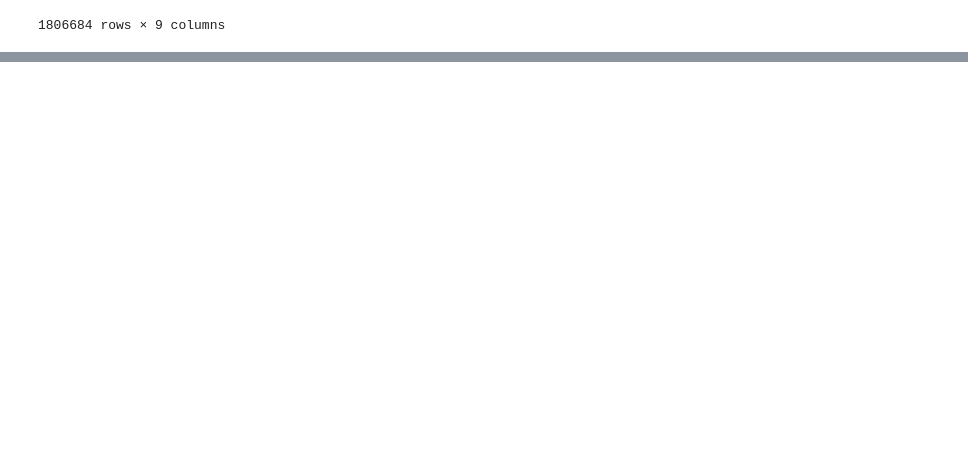
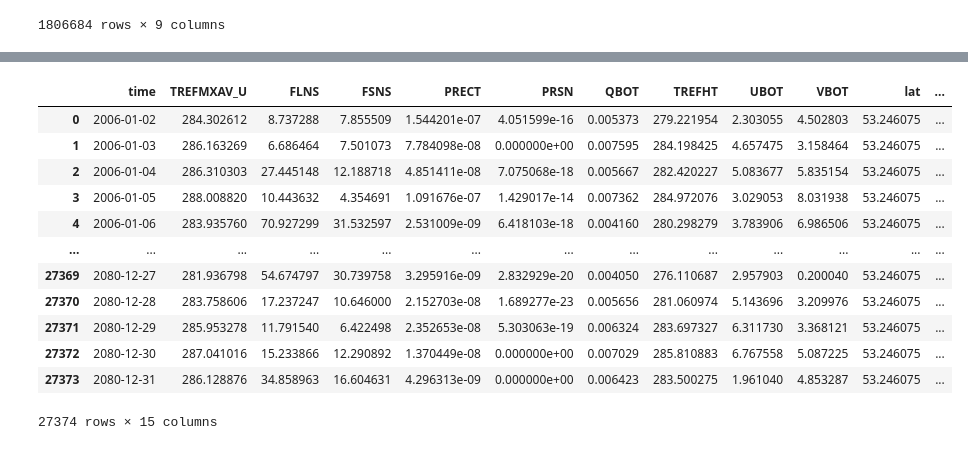
Before and after one commit to Chloe-CC276/EART60702_project2_group3, a Jupyter notebook: open_data.ipynb, the cells around one changed output, grey strips where cells are left out. Cells and saved outputs as stored; diff of their text form; code cells hidden in the pictures; blank space fills up the shorter version.

```diff
--- a/open_data.ipynb
+++ b/open_data.ipynb
@@ -47,0 +76,33 @@ ds_004.to_dataframe()
+# %%
+# read 005
+ds_005=xr.open_dataset("D:/Man/Earth and Environment/project2/005_2006_2080_352_360.nc")
+
+ds_005_man=ds_005.sel(lat=man_lat,lon=man_lon,method='nearest')
+
+if hasattr(ds_005_man.indexes['time'], 'to_datetimeindex'):
+    datetime_index=ds_005_man.indexes['time'].to_datetimeindex()
+    ds_005_man['time']=datetime_index
+
+man_005=ds_005_man.to_dataframe().reset_index()
+
+man_005['year']=man_005['time'].dt.year
+man_005['month']=man_005['time'].dt.month
+man_005['day']=man_005['time'].dt.day_of_year
+
+man_005.to_csv("D:/Man/Earth and Environment/project2/005_manchester.csv",index=False)
+
+man_005
+# %% [output]
+|  | time | TREFMXAV_U | FLNS | FSNS | PRECT | PRSN | QBOT | TREFHT | UBOT | VBOT | lat | ... |
+| 0 | 2006-01-02 | 284.302612 | 8.737288 | 7.855509 | 1.544201e-07 | 4.051599e-16 | 0.005373 | 279.221954 | 2.303055 | 4.502803 | 53.246075 | ... |
+| 1 | 2006-01-03 | 286.163269 | 6.686464 | 7.501073 | 7.784098e-08 | 0.000000e+00 | 0.007595 | 284.198425 | 4.657475 | 3.158464 | 53.246075 | ... |
+| 2 | 2006-01-04 | 286.310303 | 27.445148 | 12.188718 | 4.851411e-08 | 7.075068e-18 | 0.005667 | 282.420227 | 5.083677 | 5.835154 | 53.246075 | ... |
+| 3 | 2006-01-05 | 288.008820 | 10.443632 | 4.354691 | 1.091676e-07 | 1.429017e-14 | 0.007362 | 284.972076 | 3.029053 | 8.031938 | 53.246075 | ... |
+| 4 | 2006-01-06 | 283.935760 | 70.927299 | 31.532597 | 2.531009e-09 | 6.418103e-18 | 0.004160 | 280.298279 | 3.783906 | 6.986506 | 53.246075 | ... |
+| ... | ... | ... | ... | ... | ... | ... | ... | ... | ... | ... | ... | ... |
+| 27369 | 2080-12-27 | 281.936798 | 54.674797 | 30.739758 | 3.295916e-09 | 2.832929e-20 | 0.004050 | 276.110687 | 2.957903 | 0.200040 | 53.246075 | ... |
+| 27370 | 2080-12-28 | 283.758606 | 17.237247 | 10.646000 | 2.152703e-08 | 1.689277e-23 | 0.005656 | 281.060974 | 5.143696 | 3.209976 | 53.246075 | ... |
+| 27371 | 2080-12-29 | 285.953278 | 11.791540 | 6.422498 | 2.352653e-08 | 5.303063e-19 | 0.006324 | 283.697327 | 6.311730 | 3.368121 | 53.246075 | ... |
+| 27372 | 2080-12-30 | 287.041016 | 15.233866 | 12.290892 | 1.370449e-08 | 0.000000e+00 | 0.007029 | 285.810883 | 6.767558 | 5.087225 | 53.246075 | ... |
+| 27373 | 2080-12-31 | 286.128876 | 34.858963 | 16.604631 | 4.296313e-09 | 0.000000e+00 | 0.006423 | 283.500275 | 1.961040 | 4.853287 | 53.246075 | ... |
+27374 rows × 15 columns
```
Also changed, not shown: parts of 8 cells of this notebook.
